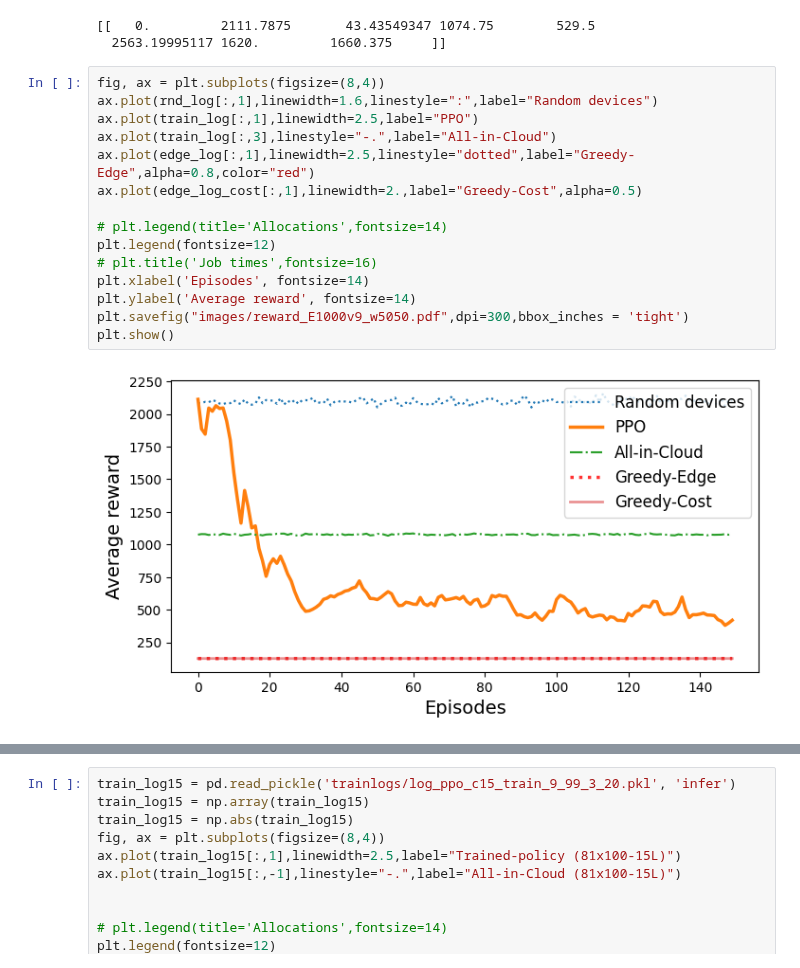
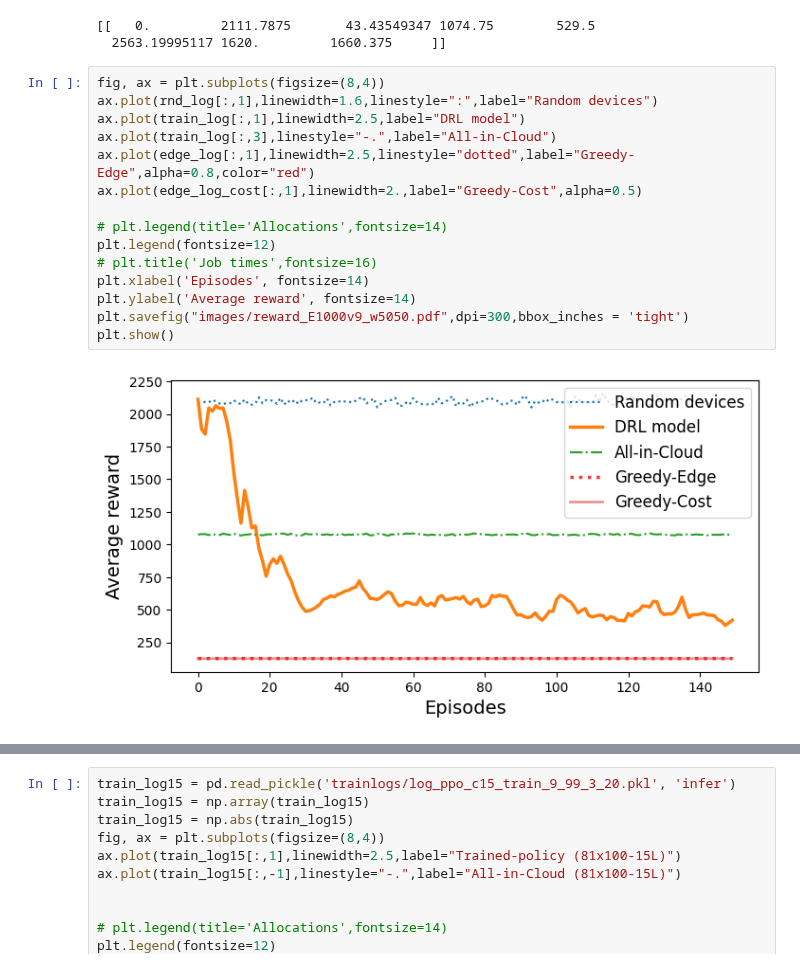
Before and after one commit to acsicuib/DRL-AC-Allocation, a Jupyter notebook: notebook_plot_reward_evolution.ipynb, the cells around one changed output, grey strips where cells are left out. Cells and saved outputs as stored; diff of their text form.

```diff
--- a/notebook_plot_reward_evolution.ipynb
+++ b/notebook_plot_reward_evolution.ipynb
@@ -47,20 +47,20 @@ print(train_log[:1])
 # %%
 fig, ax = plt.subplots(figsize=(8,4))
 ax.plot(rnd_log[:,1],linewidth=1.6,linestyle=":",label="Random devices")
-ax.plot(train_log[:,1],linewidth=2.5,label="PPO")
+ax.plot(train_log[:,1],linewidth=2.5,label="DRL model")
 ax.plot(train_log[:,3],linestyle="-.",label="All-in-Cloud")
 ax.plot(edge_log[:,1],linewidth=2.5,linestyle="dotted",label="Greedy-Edge",alpha=0.8,color="red")
 ax.plot(edge_log_cost[:,1],linewidth=2.,label="Greedy-Cost",alpha=0.5)
 
 # plt.legend(title='Allocations',fontsize=14)
 plt.legend(fontsize=12)
 # plt.title('Job times',fontsize=16)
 plt.xlabel('Episodes', fontsize=14)
 plt.ylabel('Average reward', fontsize=14)
 plt.savefig("images/reward_E1000v9_w5050.pdf",dpi=300,bbox_inches = 'tight')
 plt.show()
 # %% [output]
-[figure, old version]
+[figure, new version]
 # %%
 fig, ax = plt.subplots(figsize=(8,4))
 ax.plot(train_log99[:,1],linewidth=2.5,label="Trained-policy (9x100)")
```
Also changed, not shown: parts of 6 cells of this notebook, 2 other files.
